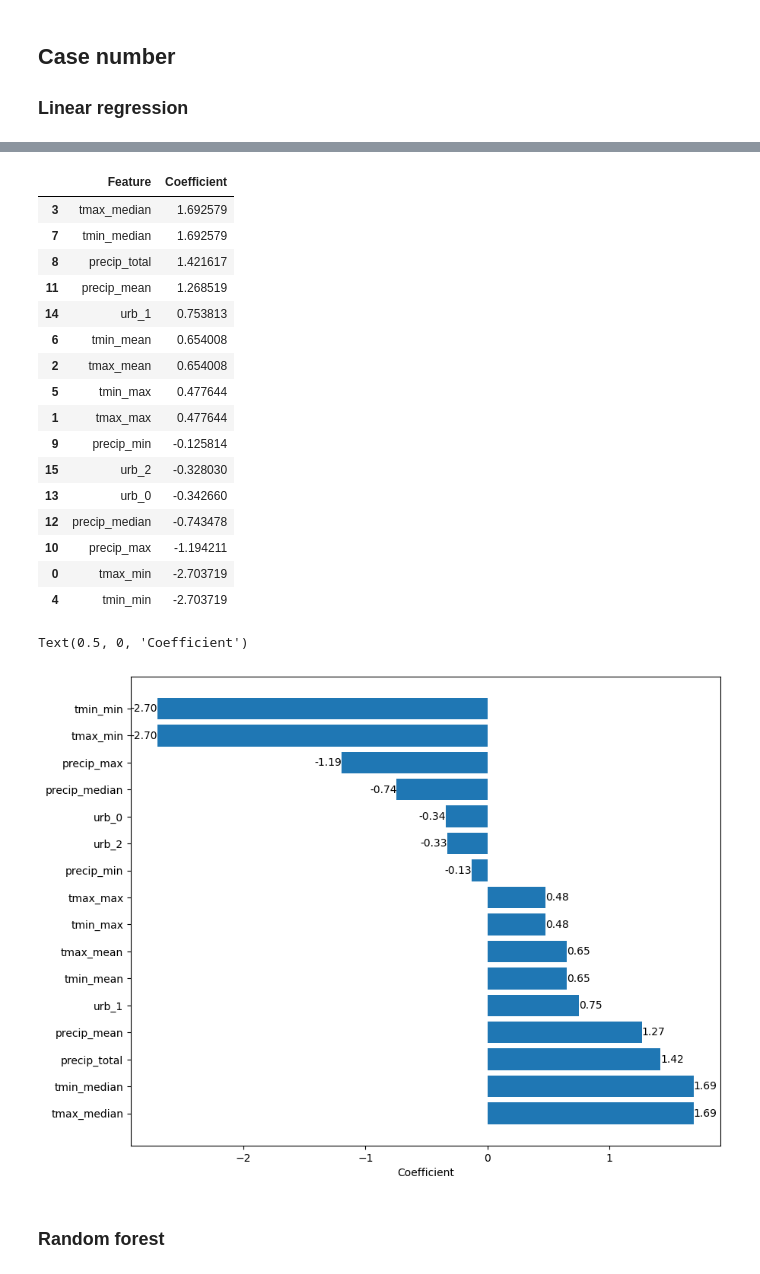
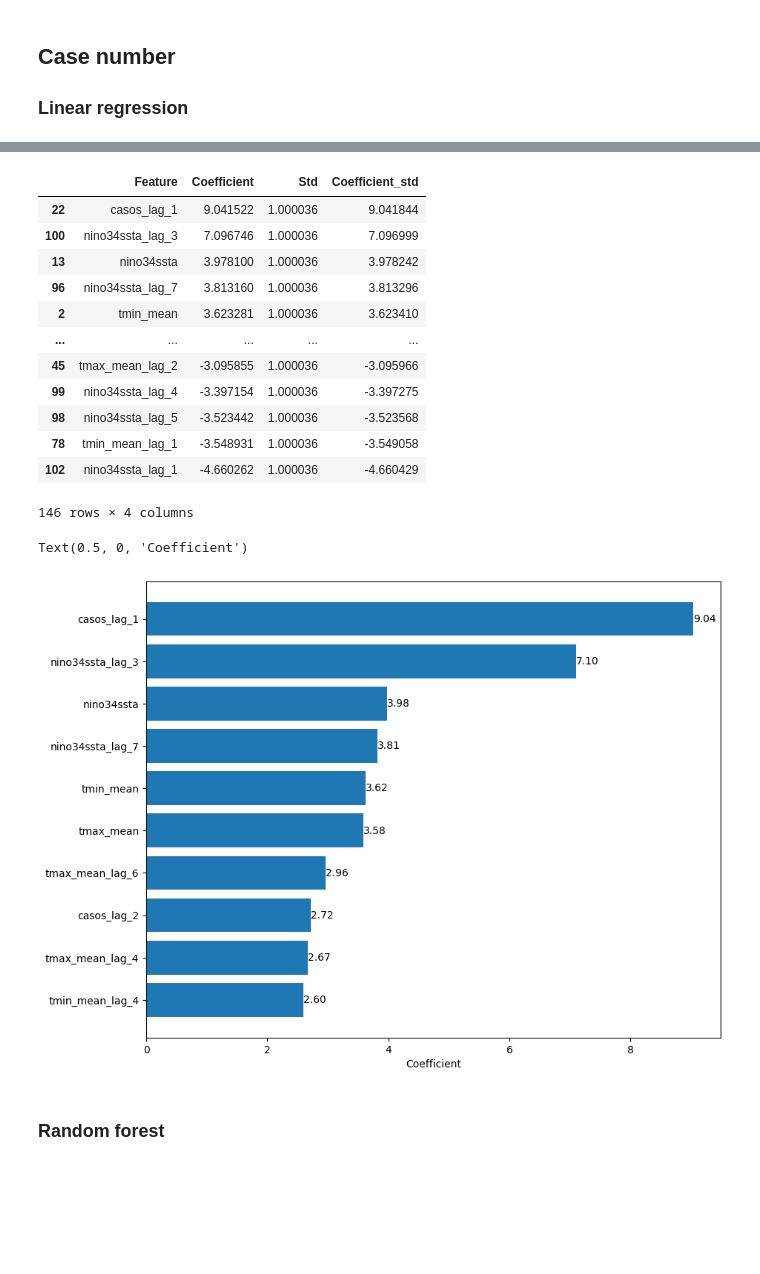
Before and after one commit to artisticlimon/dengue-model, a Jupyter notebook: models/baseline_casenumbers.ipynb, the cells around one changed output, grey strips where cells are left out. Saved outputs shown, nothing was run; the diff lists cells and outputs as text; code cells hidden in the pictures; blank space fills up the shorter version.

```diff
--- a/models/baseline_casenumbers.ipynb
+++ b/models/baseline_casenumbers.ipynb
@@ -24,0 +12,3 @@ df.dropna(inplace=True)
+# %%
+df.drop(columns = ["Unnamed: 0_x"], inplace = True)
+df.drop(columns = ["Unnamed: 0_y"], inplace = True)
@@ -24,0 +17,20 @@ df.dropna(inplace=True)
+# %%
+df.drop(columns = ["rr"], inplace = True)
+df.drop(columns = ["clasi_rr"], inplace = True)
+# %%
+df.drop(columns = ["rr_lag_1"], inplace = True)
+df.drop(columns = ["clasi_rr_lag_1"], inplace = True)
+df.drop(columns = ["rr_lag_2"], inplace = True)
+df.drop(columns = ["clasi_rr_lag_2"], inplace = True)
+df.drop(columns = ["rr_lag_3"], inplace = True)
+df.drop(columns = ["clasi_rr_lag_3"], inplace = True)
+df.drop(columns = ["rr_lag_4"], inplace = True)
+df.drop(columns = ["clasi_rr_lag_4"], inplace = True)
+df.drop(columns = ["rr_lag_5"], inplace = True)
+df.drop(columns = ["clasi_rr_lag_5"], inplace = True)
+df.drop(columns = ["rr_lag_6"], inplace = True)
+df.drop(columns = ["clasi_rr_lag_6"], inplace = True)
+df.drop(columns = ["rr_lag_7"], inplace = True)
+df.drop(columns = ["clasi_rr_lag_7"], inplace = True)
+df.drop(columns = ["rr_lag_8"], inplace = True)
+df.drop(columns = ["clasi_rr_lag_8"], inplace = True)
@@ -40,15 +63,15 @@ df.head()
 # %%
-train = df[df['week-canton'] < '2024-1-101']
-val = df[(df['week-canton'] >= '2024-1-101') & (df['week-canton'] < '2025-1-101')]
-test = df[df['week-canton'] >= '2025-1-101']
+train = df[df['week_canton'] < '2024-1-101']
+val = df[(df['week_canton'] >= '2024-1-101') & (df['week_canton'] < '2025-1-101')]
+test = df[df['week_canton'] >= '2025-1-101']
 
-X_train = train.drop(columns = ["casos", "week-canton"])
+X_train = train.drop(columns = ["casos", "week_canton"])
 y_train = train['casos']
 
-X_val = val.drop(columns = ["casos", "week-canton"])
+X_val = val.drop(columns = ["casos", "week_canton"])
 y_val= val['casos']
 
-X_test= test.drop(columns = ["casos", "week-canton"])
+X_test= test.drop(columns = ["casos", "week_canton"])
 y_test = test['casos']
 # %%
 scaler = StandardScaler()
@@ -98,34 +121,34 @@ ax.scatter(y_test_for_reg, y_pred_reg)
 # %%
 coef_df = pd.DataFrame({"Feature": X_train.columns, "Coefficient": reg.coef_})
-coef_reg_sorted = coef_df.sort_values(by = "Coefficient", ascending=False)
+sd = pd.DataFrame({"Feature": X_train.columns, "Std": X_train_scaled.std()})
+coef_df = coef_df.merge(sd, on = "Feature")
+coef_df["Coefficient_std"] = coef_df["Coefficient"] * coef_df["Std"]
+coef_reg_sorted = coef_df.sort_values(by = "Coefficient_std", ascending=False)
 
 coef_reg_sorted
 # %% [output]
-|  | Feature | Coefficient |
-| 3 | tmax_median | 1.692579 |
-| 7 | tmin_median | 1.692579 |
-| 8 | precip_total | 1.421617 |
-| 11 | precip_mean | 1.268519 |
-| 14 | urb_1 | 0.753813 |
-| 6 | tmin_mean | 0.654008 |
-| 2 | tmax_mean | 0.654008 |
-| 5 | tmin_max | 0.477644 |
-| 1 | tmax_max | 0.477644 |
-| 9 | precip_min | -0.125814 |
-| 15 | urb_2 | -0.328030 |
-| 13 | urb_0 | -0.342660 |
-| 12 | precip_median | -0.743478 |
-| 10 | precip_max | -1.194211 |
-| 0 | tmax_min | -2.703719 |
-| 4 | tmin_min | -2.703719 |
+|  | Feature | Coefficient | Std | Coefficient_std |
+| 22 | casos_lag_1 | 9.041522 | 1.000036 | 9.041844 |
+| 100 | nino34ssta_lag_3 | 7.096746 | 1.000036 | 7.096999 |
+| 13 | nino34ssta | 3.978100 | 1.000036 | 3.978242 |
+| 96 | nino34ssta_lag_7 | 3.813160 | 1.000036 | 3.813296 |
+| 2 | tmin_mean | 3.623281 | 1.000036 | 3.623410 |
+| ... | ... | ... | ... | ... |
+| 45 | tmax_mean_lag_2 | -3.095855 | 1.000036 | -3.095966 |
+| 99 | nino34ssta_lag_4 | -3.397154 | 1.000036 | -3.397275 |
+| 98 | nino34ssta_lag_5 | -3.523442 | 1.000036 | -3.523568 |
+| 78 | tmin_mean_lag_1 | -3.548931 | 1.000036 | -3.549058 |
+| 102 | nino34ssta_lag_1 | -4.660262 | 1.000036 | -4.660429 |
+146 rows × 4 columns
 # %%
 fig, ax = plt.subplots(figsize=(10, 8))
-ax.barh(coef_reg_sorted["Feature"], coef_reg_sorted["Coefficient"])
+coef_reg_sorted = coef_df.sort_values(by = "Coefficient_std", ascending=True)
+ax.barh(coef_reg_sorted["Feature"].tail(10), coef_reg_sorted["Coefficient_std"].tail(10))
 ax.bar_label(ax.containers[0], fmt='%.2f')
 ax.set_xlabel("Coefficient")
 # %% [output]
 Text(0.5, 0, 'Coefficient')
-[figure, old version]
+[figure, new version]
 # %% [markdown]
 ### Random forest
 # %%
```
Also changed, not shown: parts of 14 cells of this notebook.
